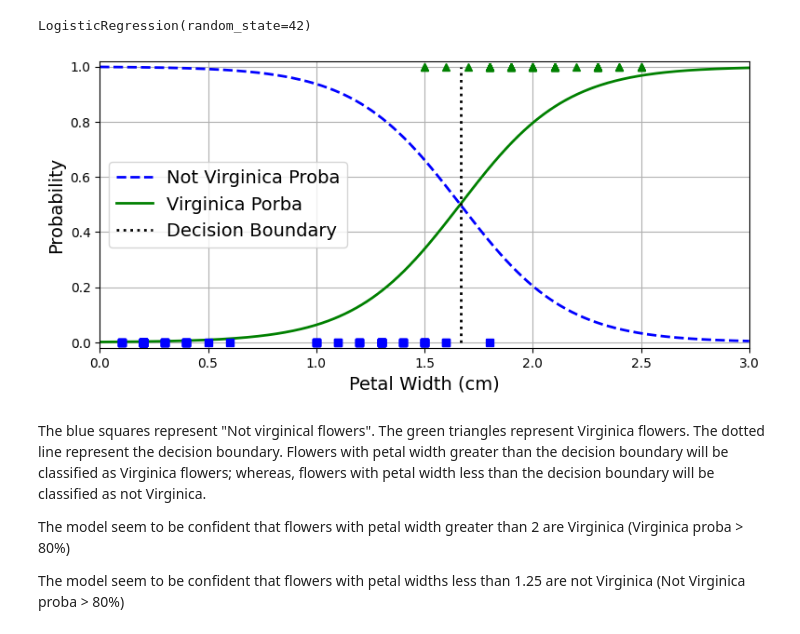
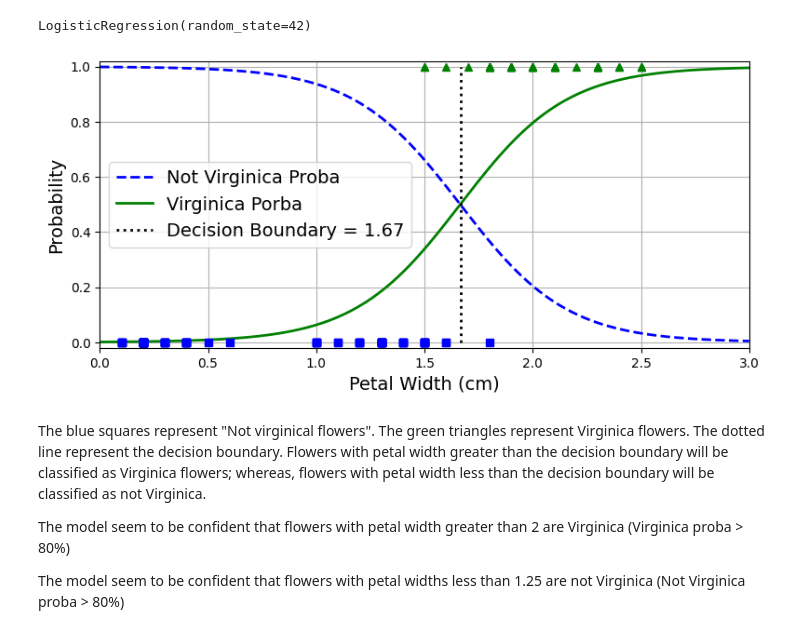
Before and after one commit to aseddin/F23_ECE4715, a Jupyter notebook: 4_logistic_regression.ipynb, the cells around one changed output. Drawn from its saved outputs; the diff is of its cells as text; code cells hidden in the pictures.

```diff
--- a/4_logistic_regression.ipynb
+++ b/4_logistic_regression.ipynb
@@ -230,25 +230,25 @@ LogisticRegression(random_state=42)
 # %%
 # Plot the decision boundary and estimated probabilities
 
 X_new = np.linspace(0, 3, 1000).reshape(-1, 1)
 y_proba = log_reg.predict_proba(X_new)
 decision_boundary = X_new[y_proba[:, 1] >= 0.5][0, 0]
 
 plt.figure(figsize=(9, 4))
 plt.plot(X_new, y_proba[:, 0], "b--", linewidth=2, label="Not Virginica Proba")
 plt.plot(X_new, y_proba[:, 1], "g-", linewidth=2, label="Virginica Porba")
-plt.plot([decision_boundary, decision_boundary], [0, 1], "k:", linewidth=2, label="Decision Boundary")
+plt.plot([decision_boundary, decision_boundary], [0, 1], "k:", linewidth=2, label=f"Decision Boundary = {decision_boundary:.2f}")
 
 plt.plot(X_train_pw[y_train_virginica == 0], y_train_virginica[y_train_virginica==0], "bs")
 plt.plot(X_train_pw[y_train_virginica == 1], y_train_virginica[y_train_virginica==1], "g^")
 plt.xlabel("Petal Width (cm)")
 plt.ylabel("Probability")
 plt.legend(loc="center left")
 plt.axis([0, 3, -0.02, 1.02])
 plt.grid()
 plt.show()
 # %% [output]
-[figure, old version]
+[figure, new version]
 # %% [markdown]
 The blue squares represent "Not virginical flowers". The green triangles represent Virginica flowers. The dotted line represent the decision boundary. Flowers with petal width greater than the decision boundary will be classified as Virginica flowers; whereas, flowers with petal width less than the decision boundary will be classified as not Virginica.
 
```
